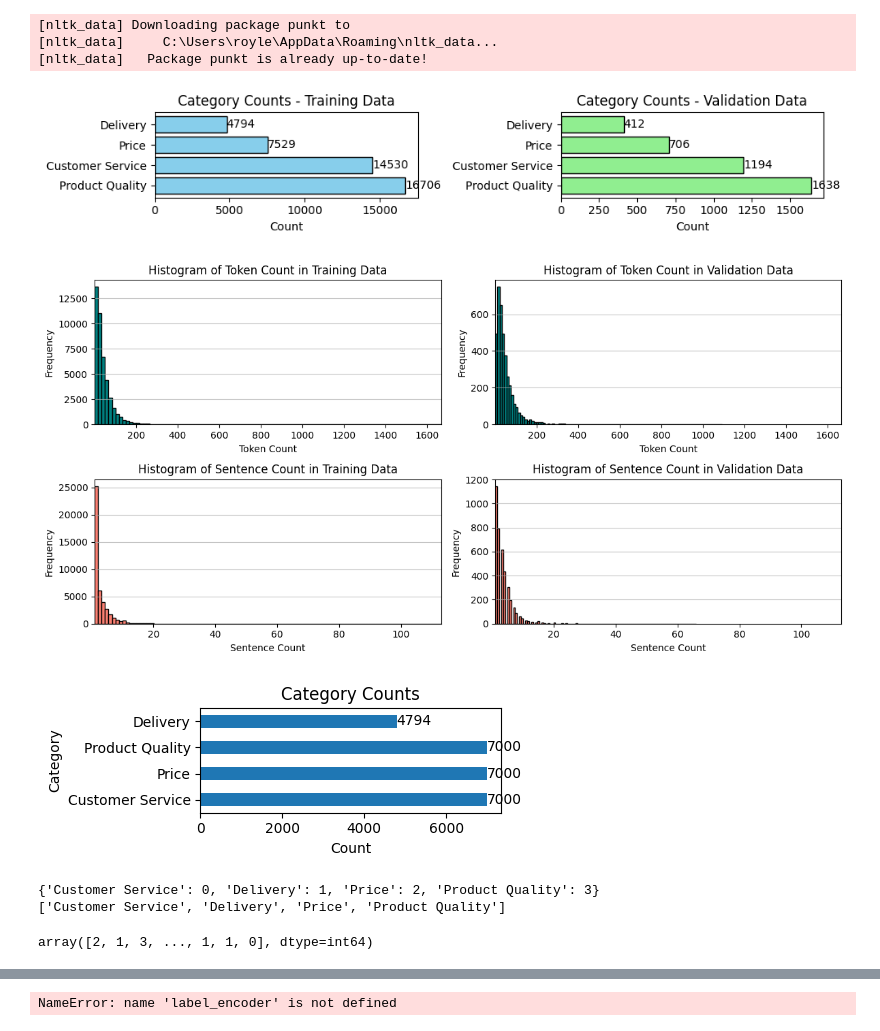
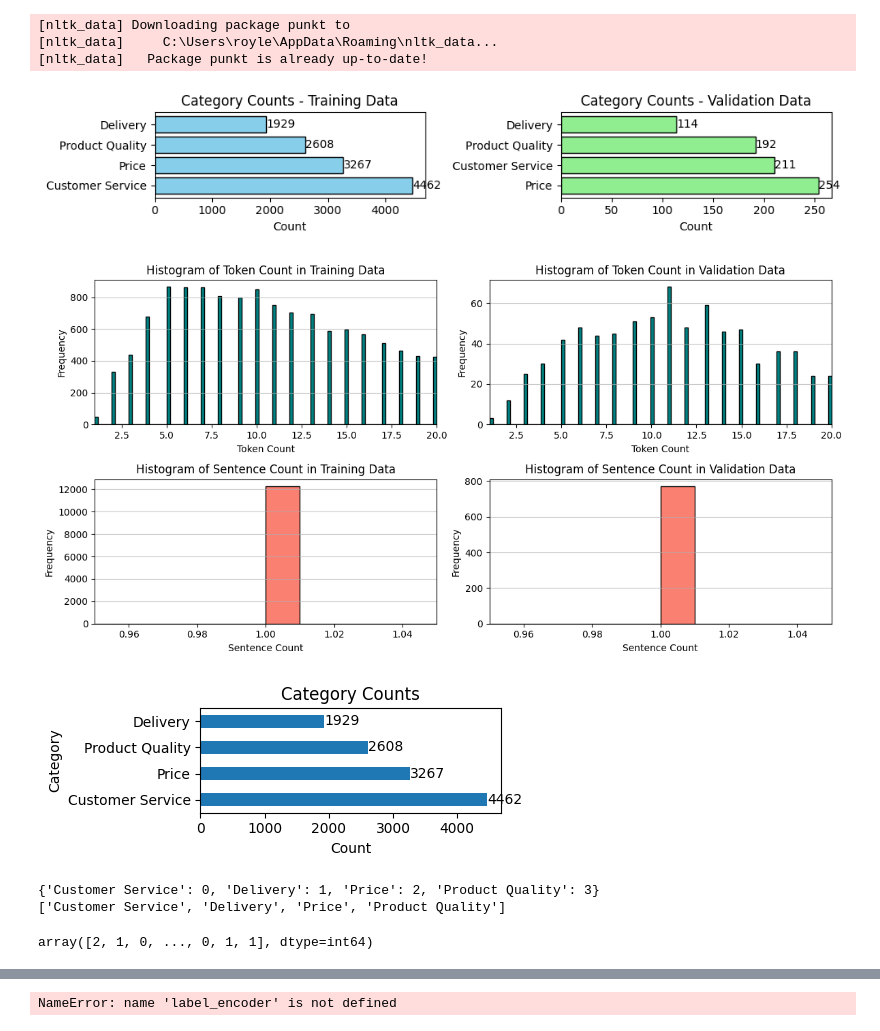
Before and after one commit to wd686/InkSightAnalyzer, a Jupyter notebook: distilbert (category) 201.ipynb, the cells around one changed output, grey strips where cells are left out. Saved outputs shown, nothing was run; the diff lists cells and outputs as text; code cells hidden in the pictures.

```diff
--- a/distilbert (category) 201.ipynb
+++ b/distilbert (category) 201.ipynb
@@ -66,8 +66,8 @@ def count_sentences(text):
 df['sentence_count'] = df['Combined Text'].apply(count_sentences)
 
 # 2.2 Filter by Review Length and/or Tokens
-token_threshold = 99999  # 20
-sentence_threshold = 99999   # 1
+token_threshold = 20  # 20
+sentence_threshold = 1   # 1
 df = df[(df['token_count'] <= token_threshold) & (df['sentence_count'] <= sentence_threshold)]
 
 # 2.3 Filter out max_predicted_aspect = 'Others'
@@ -84,34 +84,34 @@ training_df = df[(df['date'] >= cutoff_date1) & (df['date'] < cutoff_date2)].sor
 validation_df = df[df['date'] == cutoff_date2]
 total_df = df
 
 ### Plotting bar chart for visual inspection and comparison
 
 # Get value counts for each category in training_df and validation_df
 training_value_counts = training_df['max_predicted_aspect'].value_counts()
 validation_value_counts = validation_df['max_predicted_aspect'].value_counts()
 
 # Create subplots
 fig, axes = plt.subplots(nrows=1, ncols=2, figsize=(10, 2))
 
 # Plotting the bar chart for training_df
 axes[0].barh(training_value_counts.index, training_value_counts.values, color='skyblue', edgecolor='black')
 for i in range(len(training_value_counts)):
     axes[0].text(training_value_counts.values[i], i, training_value_counts.values[i], va='center')
 axes[0].set_xlabel('Count')
 axes[0].set_title('Category Counts - Training Data')
 
 # Plotting the bar chart for validation_df
 axes[1].barh(validation_value_counts.index, validation_value_counts.values, color='lightgreen', edgecolor='black')
 for i in range(len(validation_value_counts)):
     axes[1].text(validation_value_counts.values[i], i, validation_value_counts.values[i], va='center')
 axes[1].set_xlabel('Count')
 axes[1].set_title('Category Counts - Validation Data')
 
 # Adjust layout
 plt.tight_layout()
 plt.show()
 # %% [output]
-[figure, old version]
+[figure, new version]
 # %%
 # Create subplots: 2 rows and 2 columns
 fig, axes = plt.subplots(nrows=2, ncols=2, figsize=(12, 6))
@@ -159,10 +159,10 @@ axes[1, 1].grid(axis='y', alpha=0.75)
 plt.tight_layout()
 plt.show()
 # %% [output]
-[figure, old version]
+[figure, new version]
 # %%
 # sample equal no. of records from each label
-n_sample = 7000
+n_sample = 4500
 # sampled_df = (training_df.groupby('max_predicted_aspect').apply(lambda x: x.sample(n=min(len(x), n_sample), random_state=93)).reset_index(drop=True))   #random sampling
 sampled_df = (training_df.groupby('max_predicted_aspect').apply(lambda x: x.head(n=min(len(x), n_sample))).reset_index(drop=True))                      #most recent
 
@@ -180,7 +180,7 @@ plt.title('Category Counts')
 plt.tight_layout()
 plt.show()
 # %% [output]
-[figure, old version]
+[figure, new version]
 # %%
 ### Select training dataset
 # training_df
@@ -216,7 +216,7 @@ data_labels
 # %% [output]
 {'Customer Service': 0, 'Delivery': 1, 'Price': 2, 'Product Quality': 3}
 ['Customer Service', 'Delivery', 'Price', 'Product Quality']
-array([2, 1, 3, ..., 1, 1, 0], dtype=int64)
+array([2, 1, 0, ..., 0, 1, 1], dtype=int64)
 # %%
 import torch
 import numpy as np
```
Also changed, not shown: parts of 4 cells of this notebook.
